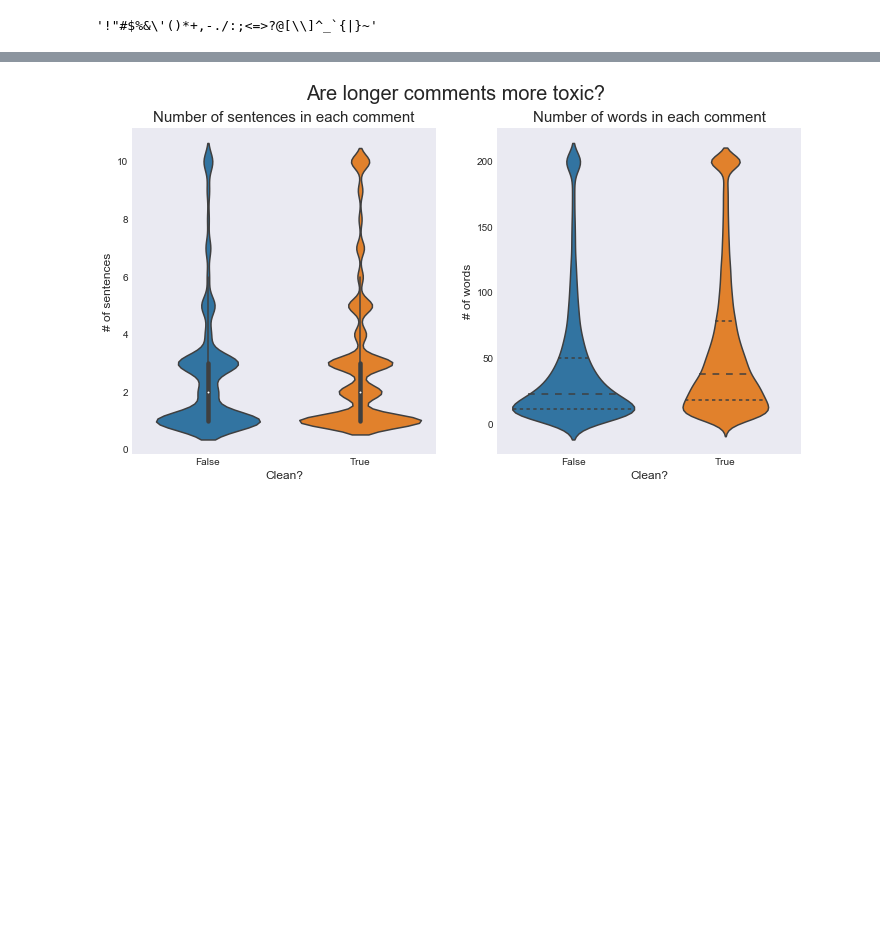
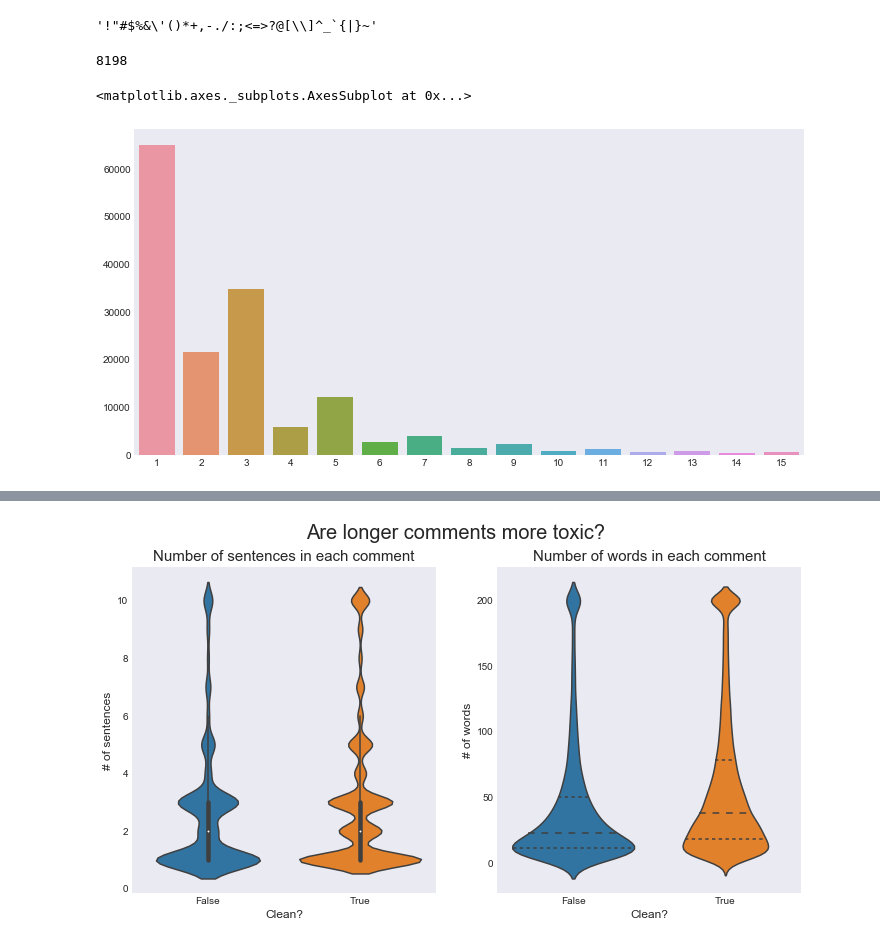
Before and after one commit to hwyum/Kaggle, a Jupyter notebook: Toxic Comment Classification Challenge/EDA_script.ipynb, the cells around one changed output, grey strips where cells are left out. Drawn from its saved outputs; the diff is of its cells as text; code cells hidden in the pictures; blank space fills up the shorter version.

```diff
--- a/Toxic Comment Classification Challenge/EDA_script.ipynb
+++ b/Toxic Comment Classification Challenge/EDA_script.ipynb
@@ -633,3 +641,22 @@ test_feats=df.iloc[len(train):,]
 train_tags=train.iloc[:,2:]
 train_feats=pd.concat([train_feats, train_tags],axis=1)
+# %%
+# 10개 문장 초과로 구성된 코멘트 갯수
+len(train_feats['count_sent'].loc[train_feats['count_sent']>10])
+# sns.barplot(y=train_feats['count_sent'])
+# train_feats['count_sent']
+# %% [output]
+8198
+# %%
+# 문장 및 단어 갯수 분포 확인
+
+# 문장 갯수 분포 확인
+
+# train_feats['count_sent'].apply(str).apply(pd.value_counts)
+sent_dist = pd.value_counts(train_feats['count_sent'])
+plt.figure(figsize=(12,6))
+sns.barplot(x=sent_dist.index[:15], y=sent_dist.values[:15])
+# %% [output]
+<matplotlib.axes._subplots.AxesSubplot at 0x...>
+[figure, added]
 # %%
```
Also changed, not shown: parts of 27 cells of this notebook.
